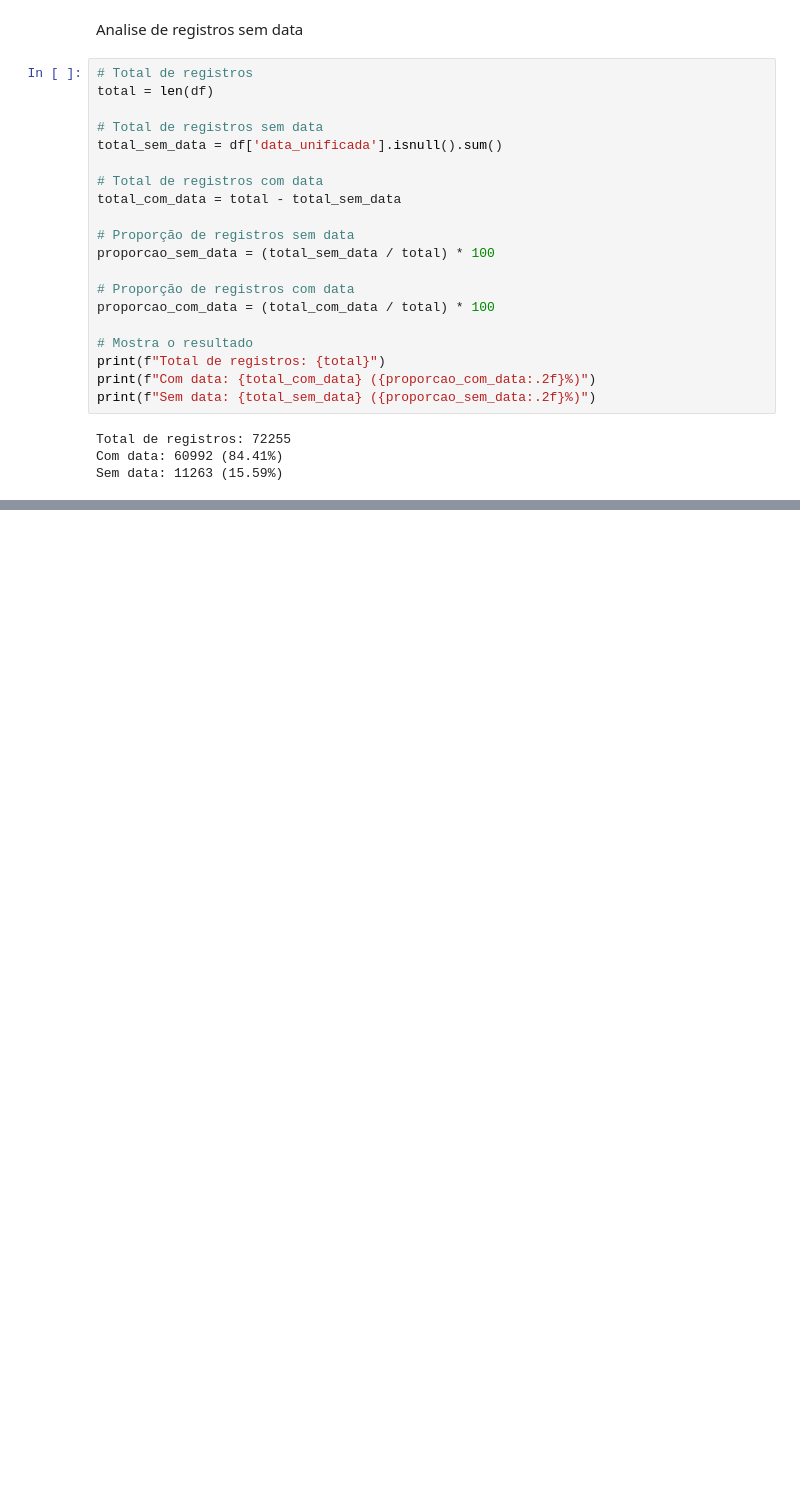
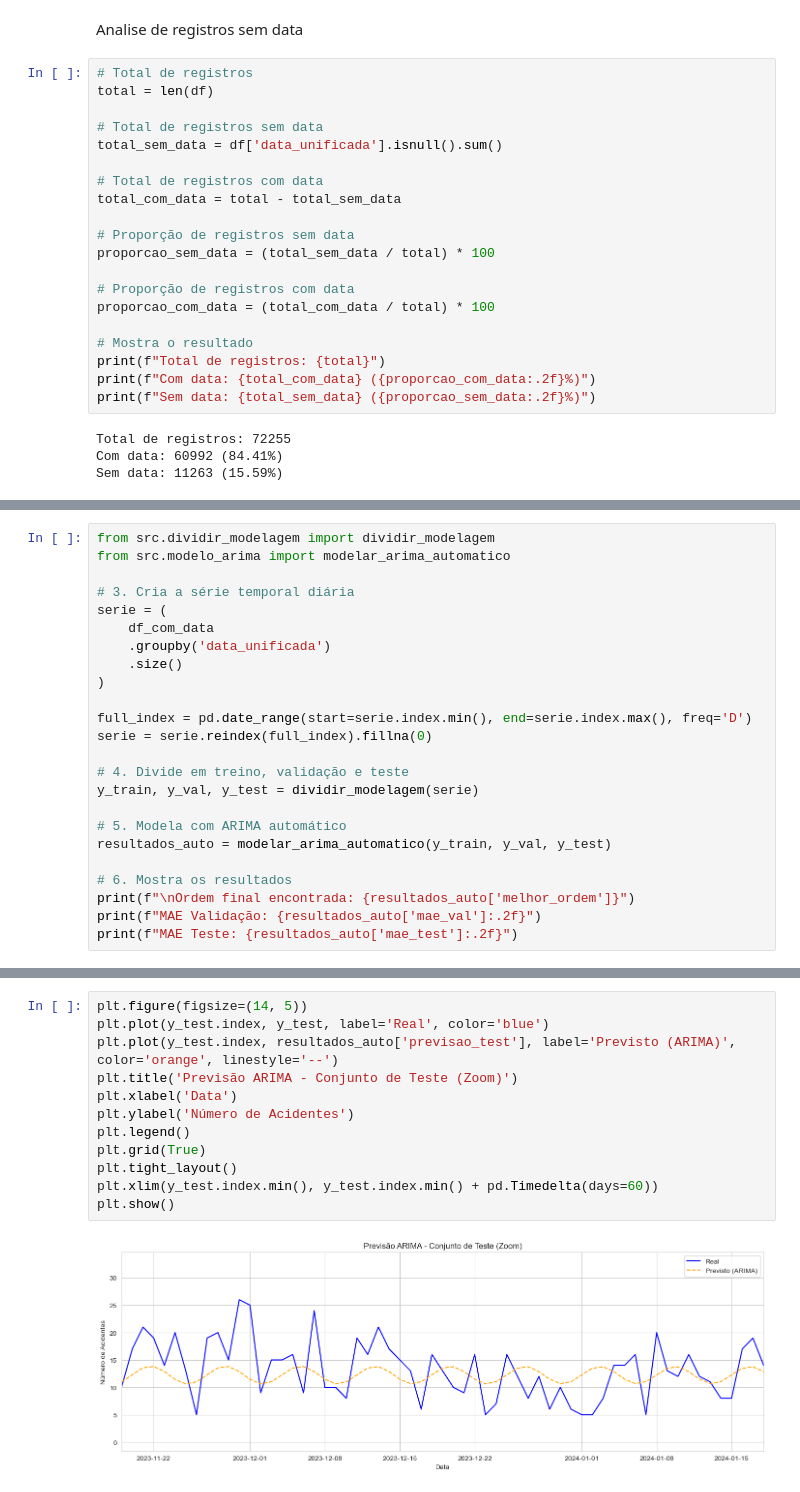
Before and after one commit to FlaviaCosta1037/previsao_acidentes_transito, a Jupyter notebook: main.ipynb, the cells around one changed output, grey strips where cells are left out. Cells and saved outputs as stored; diff of their text form; blank space fills up the shorter version.

Commit message:
ajuste arima, frontend, e api_flask

```diff
--- a/main.ipynb
+++ b/main.ipynb
@@ -373,0 +451,24 @@ Sem data: 11263 (15.59%)
+# %%
+from src.dividir_modelagem import dividir_modelagem
+from src.modelo_arima import modelar_arima_automatico
+
+# 3. Cria a série temporal diária
+serie = (
+    df_com_data
+    .groupby('data_unificada')
+    .size()
+)
+
+full_index = pd.date_range(start=serie.index.min(), end=serie.index.max(), freq='D')
+serie = serie.reindex(full_index).fillna(0)
+
+# 4. Divide em treino, validação e teste
+y_train, y_val, y_test = dividir_modelagem(serie)
+
+# 5. Modela com ARIMA automático
+resultados_auto = modelar_arima_automatico(y_train, y_val, y_test)
+
+# 6. Mostra os resultados
+print(f"\nOrdem final encontrada: {resultados_auto['melhor_ordem']}")
+print(f"MAE Validação: {resultados_auto['mae_val']:.2f}")
+print(f"MAE Teste: {resultados_auto['mae_test']:.2f}")
@@ -373,0 +493,14 @@ Sem data: 11263 (15.59%)
+# %%
+plt.figure(figsize=(14, 5))
+plt.plot(y_test.index, y_test, label='Real', color='blue')
+plt.plot(y_test.index, resultados_auto['previsao_test'], label='Previsto (ARIMA)', color='orange', linestyle='--')
+plt.title('Previsão ARIMA - Conjunto de Teste (Zoom)')
+plt.xlabel('Data')
+plt.ylabel('Número de Acidentes')
+plt.legend()
+plt.grid(True)
+plt.tight_layout()
+plt.xlim(y_test.index.min(), y_test.index.min() + pd.Timedelta(days=60))
+plt.show()
+# %% [output]
+[figure, added]
```
Also changed, not shown: parts of 11 cells of this notebook, 41 other files.
